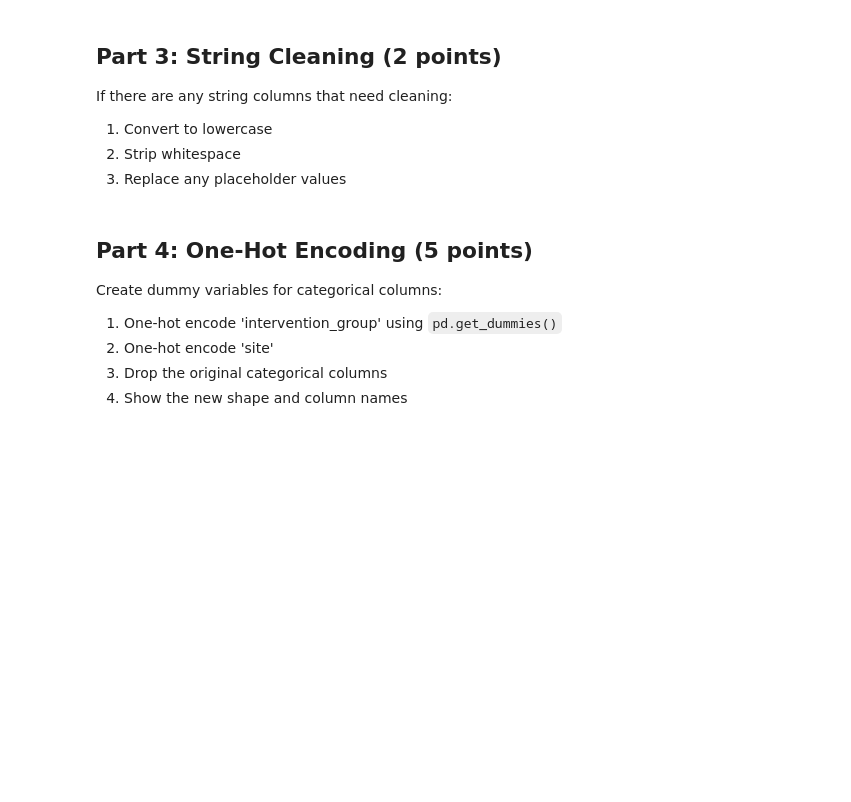
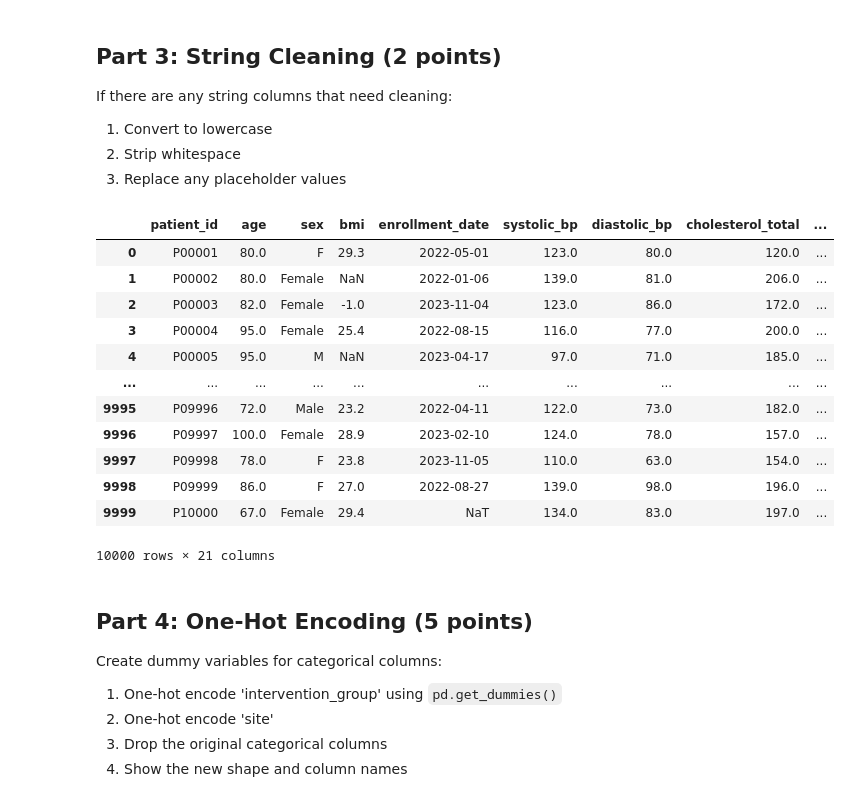
Before and after one commit to UCSF-DataSci/ds217-midterm-Dellaraam, a Jupyter notebook: q6_transformation.ipynb, the cells around one changed output. Drawn from its saved outputs; the diff is of its cells as text; code cells hidden in the pictures; blank space fills up the shorter version.

```diff
--- a/q6_transformation.ipynb
+++ b/q6_transformation.ipynb
@@ -147,7 +167,8 @@ create_bins(df, column='age', bins=[0, 40, 55, 70, 100], labels=['<40', '40-54',
 10000 rows × 19 columns
 # %%
 # TODO: Create BMI categories
-create_bins(df, column='bmi', bins=[0,18.5,25,30,40], labels=['Underweight', 'Normal', 'Overweight', 'Obese'])
+df_transformed = create_bins(df_transformed, column='bmi', bins=[0,18.5,25,30,40], labels=['Underweight', 'Normal', 'Overweight', 'Obese'], new_column="bmi_group")
+display(df_transformed)
 # %% [output]
 |  | patient_id | age | sex | bmi | enrollment_date | systolic_bp | diastolic_bp | cholesterol_total | ... |
 | 0 | P00001 | 80.0 | F | 29.3 | 2022-05-01 | 123.0 | 80.0 | 120.0 | ... |
@@ -174,3 +193,21 @@ If there are any string columns that need cleaning:
+# %%
+# TODO: String cleaning
+df_transformed.rename(columns=str.strip)
+df_transformed.rename(columns=str.lower)
+# %% [output]
+|  | patient_id | age | sex | bmi | enrollment_date | systolic_bp | diastolic_bp | cholesterol_total | ... |
+| 0 | P00001 | 80.0 | F | 29.3 | 2022-05-01 | 123.0 | 80.0 | 120.0 | ... |
+| 1 | P00002 | 80.0 | Female | NaN | 2022-01-06 | 139.0 | 81.0 | 206.0 | ... |
+| 2 | P00003 | 82.0 | Female | -1.0 | 2023-11-04 | 123.0 | 86.0 | 172.0 | ... |
+| 3 | P00004 | 95.0 | Female | 25.4 | 2022-08-15 | 116.0 | 77.0 | 200.0 | ... |
+| 4 | P00005 | 95.0 | M | NaN | 2023-04-17 | 97.0 | 71.0 | 185.0 | ... |
+| ... | ... | ... | ... | ... | ... | ... | ... | ... | ... |
+| 9995 | P09996 | 72.0 | Male | 23.2 | 2022-04-11 | 122.0 | 73.0 | 182.0 | ... |
+| 9996 | P09997 | 100.0 | Female | 28.9 | 2023-02-10 | 124.0 | 78.0 | 157.0 | ... |
+| 9997 | P09998 | 78.0 | F | 23.8 | 2023-11-05 | 110.0 | 63.0 | 154.0 | ... |
+| 9998 | P09999 | 86.0 | F | 27.0 | 2022-08-27 | 139.0 | 98.0 | 196.0 | ... |
+| 9999 | P10000 | 67.0 | Female | 29.4 | NaT | 134.0 | 83.0 | 197.0 | ... |
+10000 rows × 21 columns
 # %% [markdown]
 ## Part 4: One-Hot Encoding (5 points)
 
```
Also changed, not shown: parts of 8 cells of this notebook, 7 other files.
